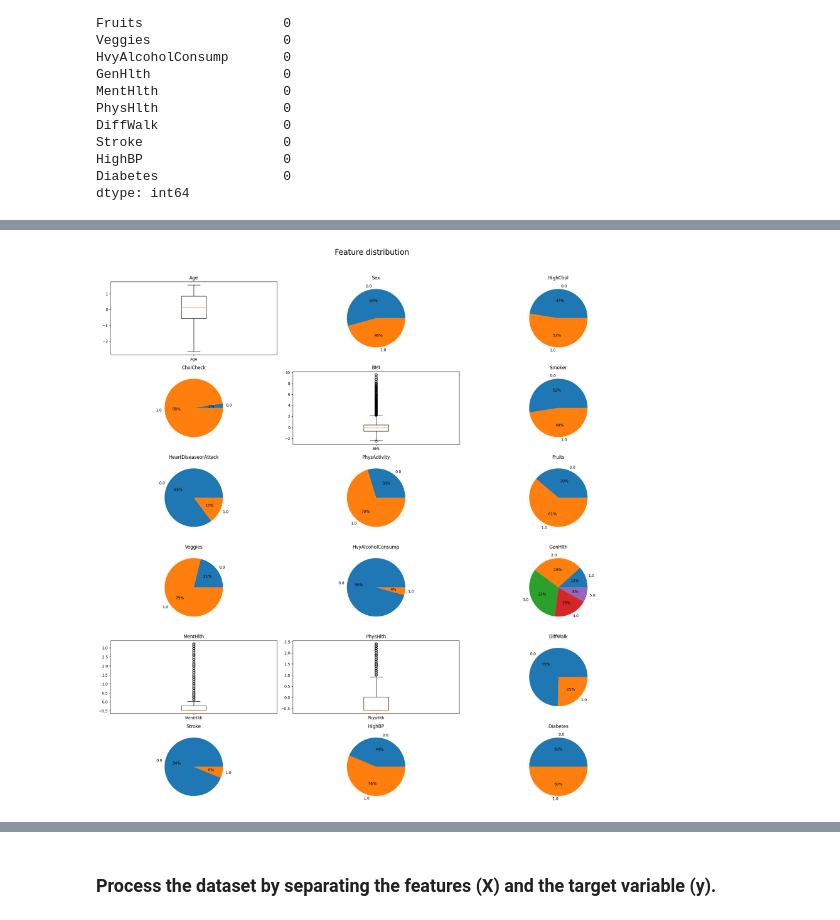
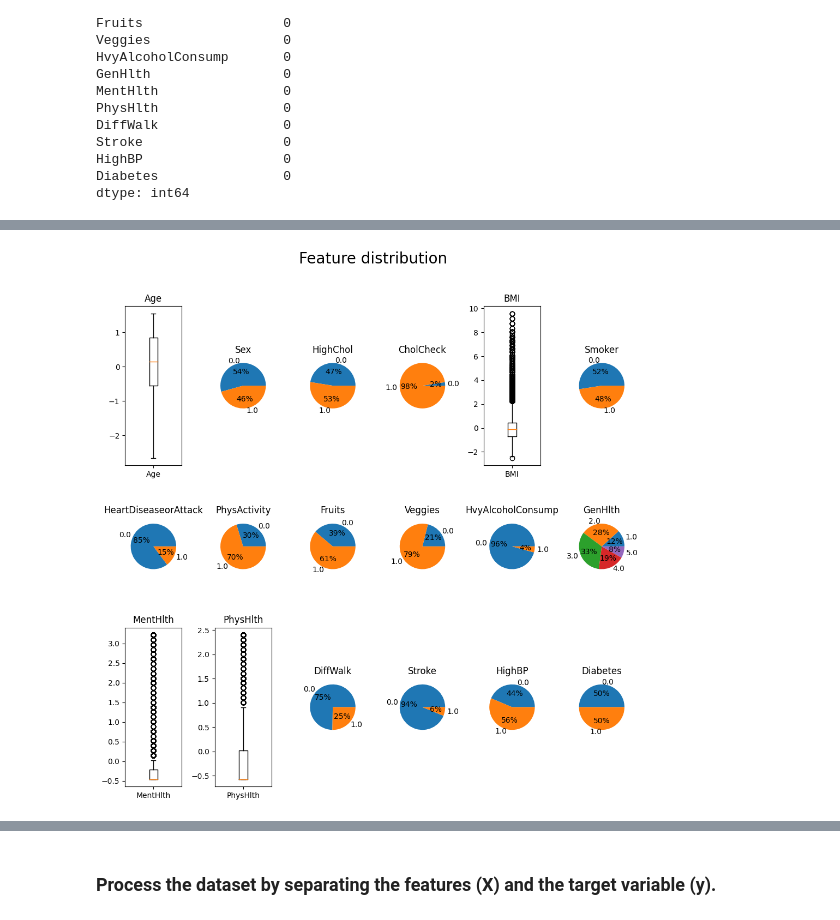
Before and after one commit to DiaeddinTahboub/Assignment_3-Machine_Learning, a Jupyter notebook: Assignment_3.ipynb, the cells around one changed output, grey strips where cells are left out. Cells and saved outputs as stored; diff of their text form; code cells hidden in the pictures.

```diff
--- a/Assignment_3.ipynb
+++ b/Assignment_3.ipynb
@@ -79,34 +79,34 @@ dataset.describe()
 | max | 13.000000 | 1.000000 | 1.000000 | 1.000000 | 98.000000 | 1.000000 | 1.000000 | 1.000000 | 1.000000 | ... |
 # %%
 # make a figure which has 18 subplots (6 rows, 3 columns)
-fig, axs = plt.subplots(6, 3, figsize=(20, 20))
+fig, axs = plt.subplots(3, 6, figsize=(10, 10))
 # title of the figure with padding
 fig.suptitle("Feature distribution", fontsize=20, y=1.02)
 
 
 # if the column has less than 10 unique values, plot a pie chart and add it to the figure as a subplot
 # otherwise a plot boxplot and add it to the figure as a subplot
 for column, ax in zip(dataset.columns, axs.flatten()):
     if dataset[column].nunique() > 10:
         # z-score normalization
         dataset[column] = (dataset[column] - dataset[column].mean()) / (
             dataset[column].std()
         )
         ax.boxplot(dataset[column])
         ax.set_xticklabels([column])
     else:
         ax.pie(
             dataset[column].value_counts().sort_index(),
             labels=np.arange(dataset[column].min(), dataset[column].max() + 1),
             autopct="%1.0f%%",
         )
     ax.set_title(column)
 
 
 plt.tight_layout()
 plt.show()
 # %% [output]
-[figure, old version]
+[figure, new version]
 # %%
 dataset.describe()
 # %% [output]
```
Also changed, not shown: parts of 1 cell of this notebook, 2 other files.
